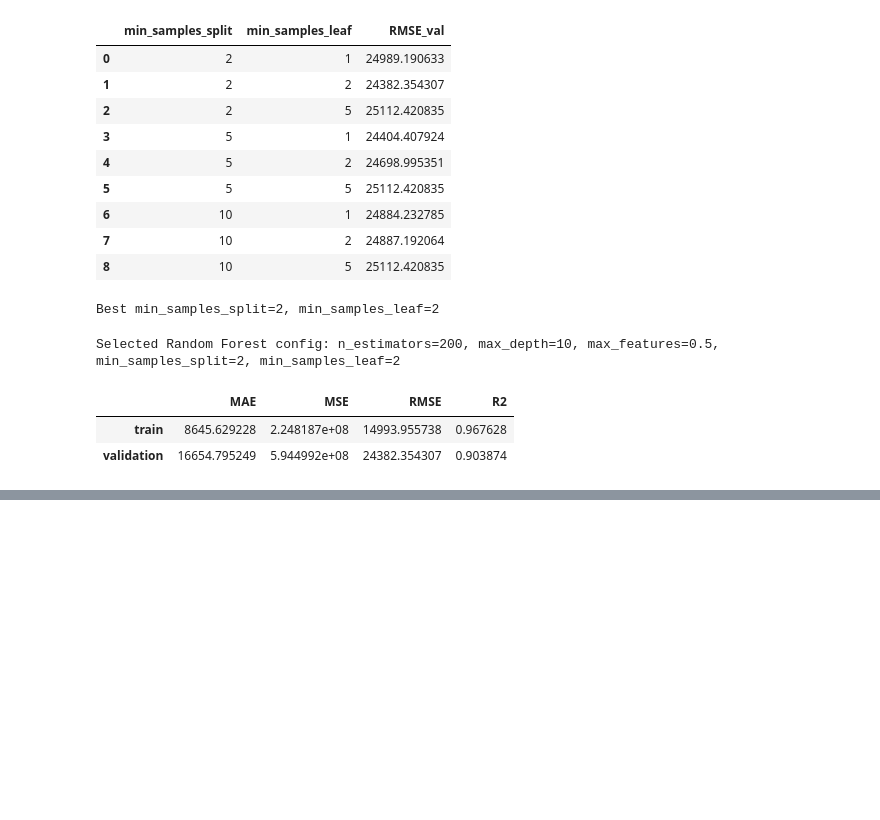
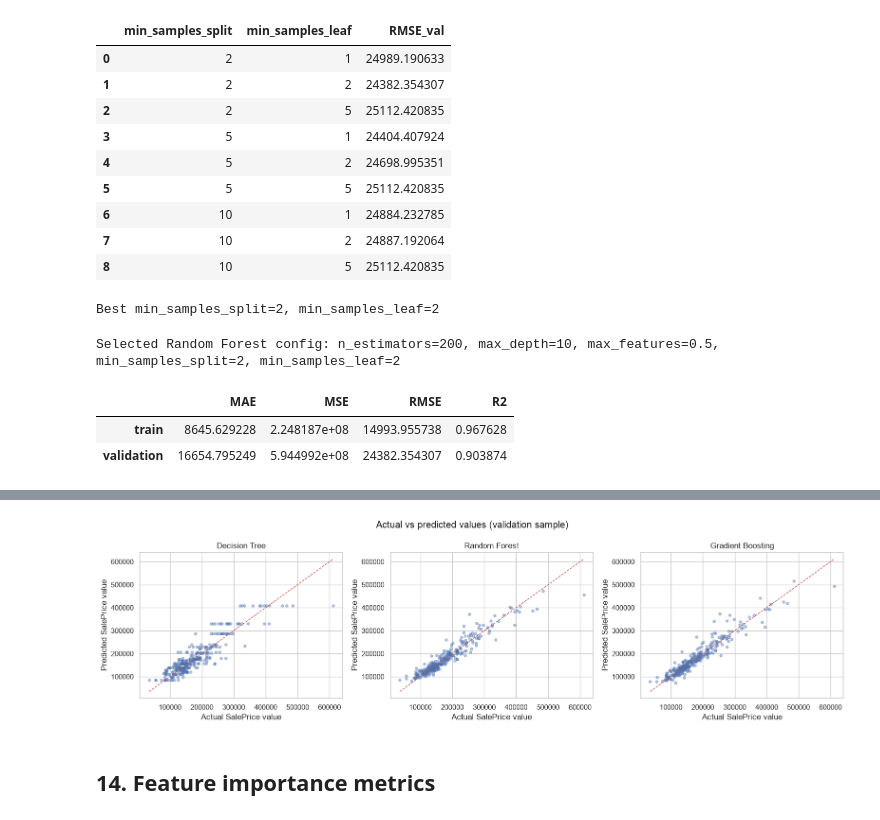
Before and after one commit to anuri-el/Machine-Learning-Technologies, a Jupyter notebook: trees.ipynb, the cells around one changed output, grey strips where cells are left out. Drawn from its saved outputs; the diff is of its cells as text; code cells hidden in the pictures; blank space fills up the shorter version.

```diff
--- a/trees.ipynb
+++ b/trees.ipynb
@@ -538,0 +702,18 @@ Selected Random Forest config: n_estimators=200, max_depth=10, max_features=0.5,
+# %%
+preds = {'Decision Tree': dt_val_pred, 'Random Forest': rf_val_pred, 'Gradient Boosting': gb_val_pred}
+
+fig, axes = plt.subplots(1, 3, figsize=(16, 4.5))
+for ax, (name, pred) in zip(axes, preds.items()):
+    ax.scatter(y_val_final, pred, alpha=0.4, s=15)
+    lims = [min(y_val_final.min(), pred.min()), max(y_val_final.max(), pred.max())]
+    ax.plot(lims, lims, 'r--', linewidth=1)
+    ax.set_xlabel('Actual SalePrice value')
+    ax.set_ylabel('Predicted SalePrice value')
+    ax.set_title(name)
+plt.suptitle('Actual vs predicted values (validation sample)')
+plt.tight_layout()
+plt.show()
+# %% [output]
+[figure, added]
+# %% [markdown]
+## 14. Feature importance metrics
```
Also changed, not shown: parts of 25 cells of this notebook.
